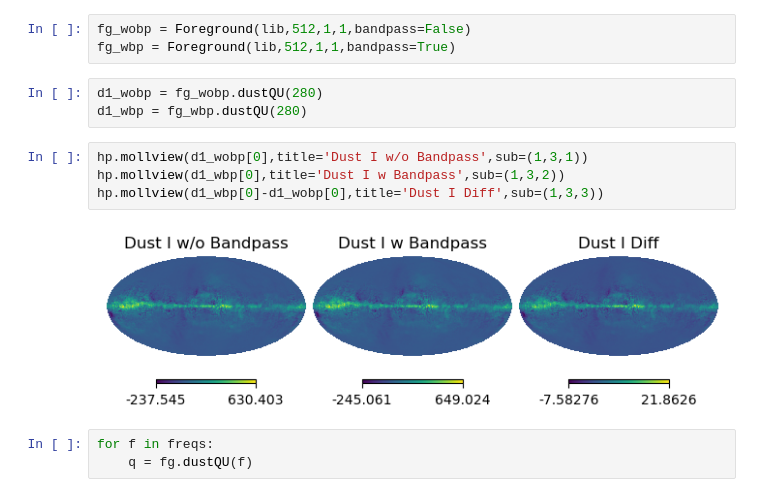
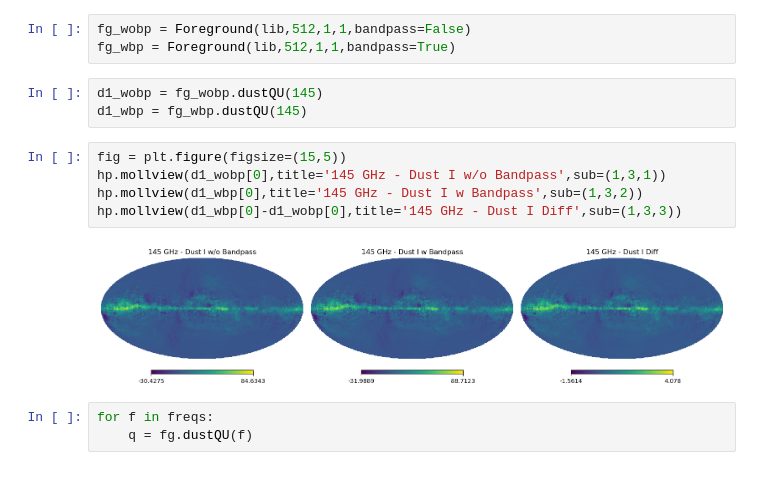
Before and after one commit to antolonappan/solat_cb, a Jupyter notebook: notebooks/signal.ipynb, the cells around one changed output. Saved outputs shown, nothing was run; the diff lists cells and outputs as text.

Commit message:
bandpass int testing
Signed-off-by: Anto Idicherian Lonappan <antolonappan@icloud.com>

```diff
--- a/notebooks/signal.ipynb
+++ b/notebooks/signal.ipynb
@@ -39,14 +43,15 @@ nlev_p = LATsky.nlevp
 fg_wobp = Foreground(lib,512,1,1,bandpass=False)
 fg_wbp = Foreground(lib,512,1,1,bandpass=True)
 # %%
-d1_wobp = fg_wobp.dustQU(280)
-d1_wbp = fg_wbp.dustQU(280)
+d1_wobp = fg_wobp.dustQU(145)
+d1_wbp = fg_wbp.dustQU(145)
 # %%
-hp.mollview(d1_wobp[0],title='Dust I w/o Bandpass',sub=(1,3,1))
-hp.mollview(d1_wbp[0],title='Dust I w Bandpass',sub=(1,3,2))
-hp.mollview(d1_wbp[0]-d1_wobp[0],title='Dust I Diff',sub=(1,3,3))
+fig = plt.figure(figsize=(15,5))
+hp.mollview(d1_wobp[0],title='145 GHz - Dust I w/o Bandpass',sub=(1,3,1))
+hp.mollview(d1_wbp[0],title='145 GHz - Dust I w Bandpass',sub=(1,3,2))
+hp.mollview(d1_wbp[0]-d1_wobp[0],title='145 GHz - Dust I Diff',sub=(1,3,3))
 # %% [output]
-[figure, old version]
+[figure, new version]
 # %%
 for f in freqs:
     q = fg.dustQU(f)
```
Also changed, not shown: parts of 4 cells of this notebook, 3 other files.
